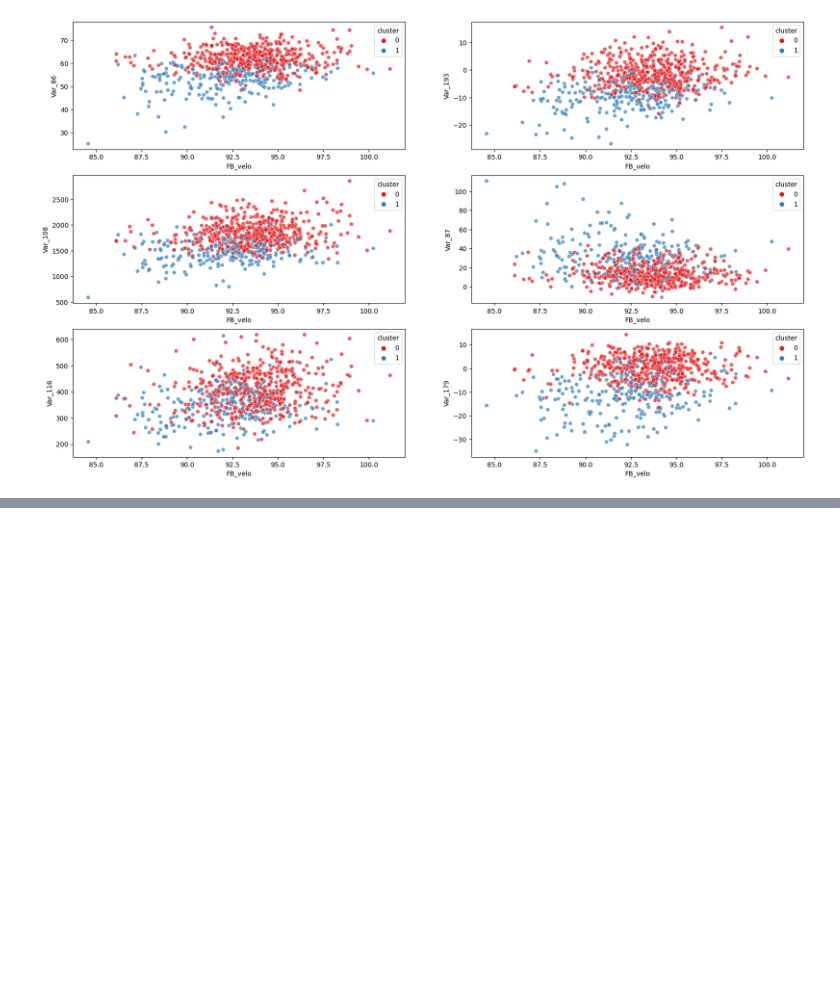
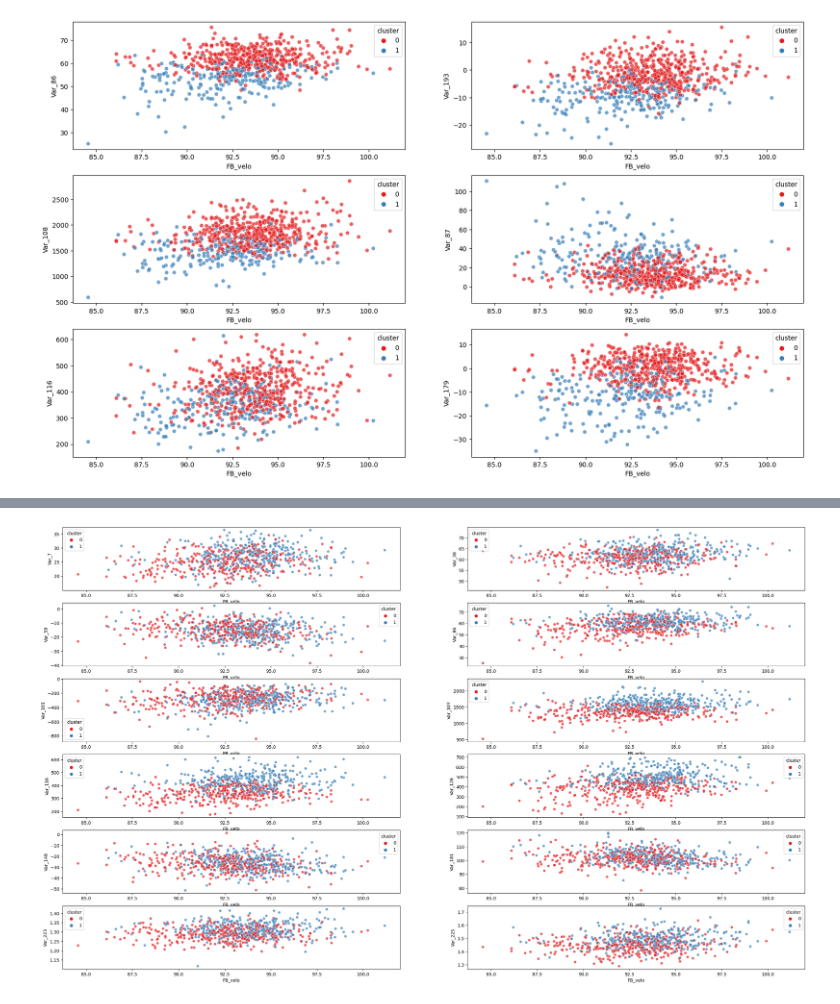
Before and after one commit to sidthakur08/biomech-velo, a Jupyter notebook: exploration.ipynb, the cells around one changed output, grey strips where cells are left out. Cells and saved outputs as stored; diff of their text form; code cells hidden in the pictures; blank space fills up the shorter version.

```diff
--- a/exploration.ipynb
+++ b/exploration.ipynb
@@ -461,0 +577,17 @@ Intercept: 23.003308871040886
+# %%
+fig_lasso_cluster, ax_lasso_cluster = plt.subplots(6,2, figsize=(30, 18))
+sns.scatterplot(data=lasso_data, y='Var_7', x='FB_velo', hue='cluster', palette='Set1', alpha=0.7, ax=ax_lasso_cluster[0][0])
+sns.scatterplot(data=lasso_data, y='Var_38', x='FB_velo', hue='cluster', palette='Set1', alpha=0.7, ax=ax_lasso_cluster[0][1])
+sns.scatterplot(data=lasso_data, y='Var_59', x='FB_velo', hue='cluster', palette='Set1', alpha=0.7, ax=ax_lasso_cluster[1][0])
+sns.scatterplot(data=lasso_data, y='Var_86', x='FB_velo', hue='cluster', palette='Set1', alpha=0.7, ax=ax_lasso_cluster[1][1])
+sns.scatterplot(data=lasso_data, y='Var_101', x='FB_velo', hue='cluster', palette='Set1', alpha=0.7, ax=ax_lasso_cluster[2][0])
+sns.scatterplot(data=lasso_data, y='Var_107', x='FB_velo', hue='cluster', palette='Set1', alpha=0.7, ax=ax_lasso_cluster[2][1])
+sns.scatterplot(data=lasso_data, y='Var_116', x='FB_velo', hue='cluster', palette='Set1', alpha=0.7, ax=ax_lasso_cluster[3][0])
+sns.scatterplot(data=lasso_data, y='Var_126', x='FB_velo', hue='cluster', palette='Set1', alpha=0.7, ax=ax_lasso_cluster[3][1])
+sns.scatterplot(data=lasso_data, y='Var_148', x='FB_velo', hue='cluster', palette='Set1', alpha=0.7, ax=ax_lasso_cluster[4][0])
+sns.scatterplot(data=lasso_data, y='Var_181', x='FB_velo', hue='cluster', palette='Set1', alpha=0.7, ax=ax_lasso_cluster[4][1])
+sns.scatterplot(data=lasso_data, y='Var_223', x='FB_velo', hue='cluster', palette='Set1', alpha=0.7, ax=ax_lasso_cluster[5][0])
+sns.scatterplot(data=lasso_data, y='Var_225', x='FB_velo', hue='cluster', palette='Set1', alpha=0.7, ax=ax_lasso_cluster[5][1])
+plt.show()
+# %% [output]
+[figure, added]
```
Also changed, not shown: parts of 26 cells of this notebook.
